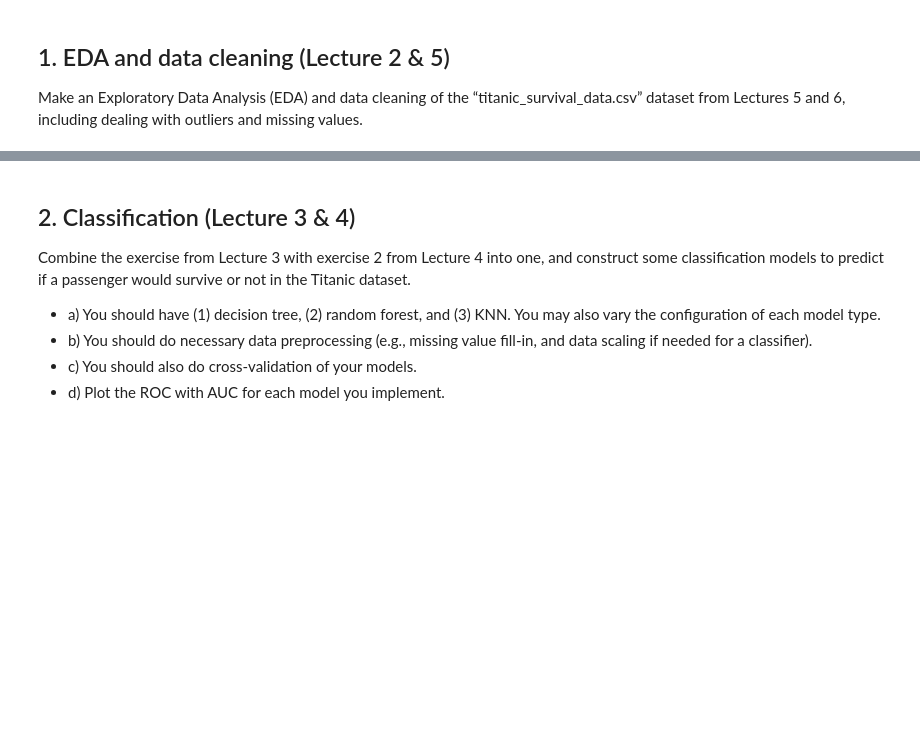
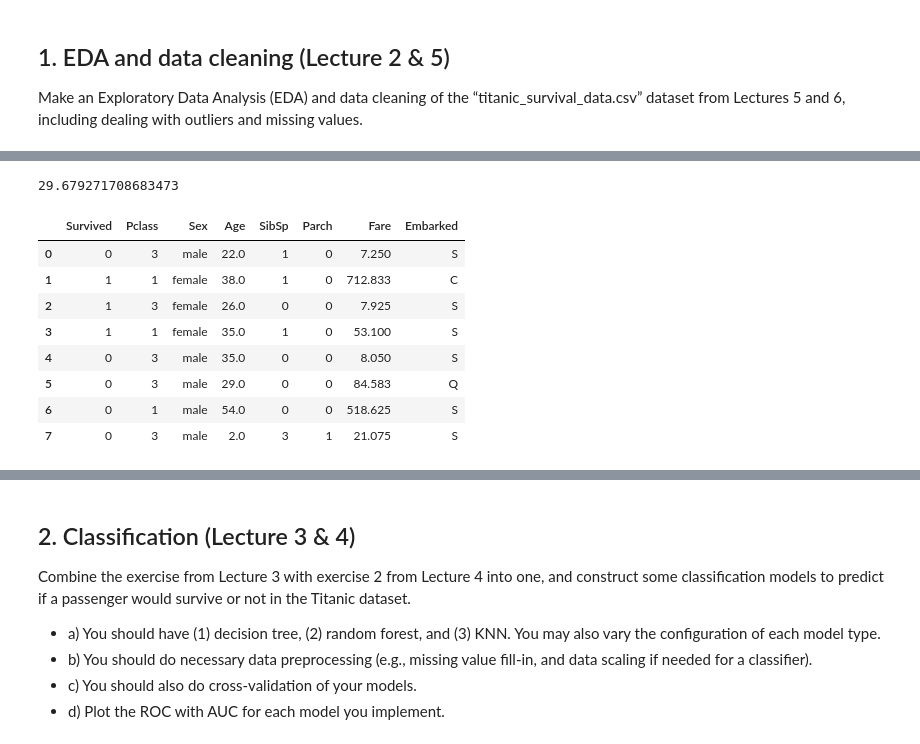
Before and after one commit to RasmuskjaerN/datathings, a Jupyter notebook: Exam_template.ipynb, the cells around one changed output, grey strips where cells are left out. Saved outputs shown, nothing was run; the diff lists cells and outputs as text; code cells hidden in the pictures; blank space fills up the shorter version.

```diff
--- a/Exam_template.ipynb
+++ b/Exam_template.ipynb
@@ -44,4 +48,20 @@ titanic.dropna(subset=["Age"], inplace=True)
+# %%
+age_average = titanic['Age'].mean()
+titanic['Age'].fillna(int(age_average), inplace=True)
+age_average
+# %% [output]
+29.679271708683473
 # %%
-titanic.head()
+titanic.head(8)
+# %% [output]
+|  | Survived | Pclass | Sex | Age | SibSp | Parch | Fare | Embarked |
+| 0 | 0 | 3 | male | 22.0 | 1 | 0 | 7.250 | S |
+| 1 | 1 | 1 | female | 38.0 | 1 | 0 | 712.833 | C |
+| 2 | 1 | 3 | female | 26.0 | 0 | 0 | 7.925 | S |
+| 3 | 1 | 1 | female | 35.0 | 1 | 0 | 53.100 | S |
+| 4 | 0 | 3 | male | 35.0 | 0 | 0 | 8.050 | S |
+| 5 | 0 | 3 | male | 29.0 | 0 | 0 | 84.583 | Q |
+| 6 | 0 | 1 | male | 54.0 | 0 | 0 | 518.625 | S |
+| 7 | 0 | 3 | male | 2.0 | 3 | 1 | 21.075 | S |
 # %%
 titanic["Sex"] = titanic.Sex.replace({'male':0, 'female':1})
```
Also changed, not shown: parts of 41 cells of this notebook, 1 other file.
